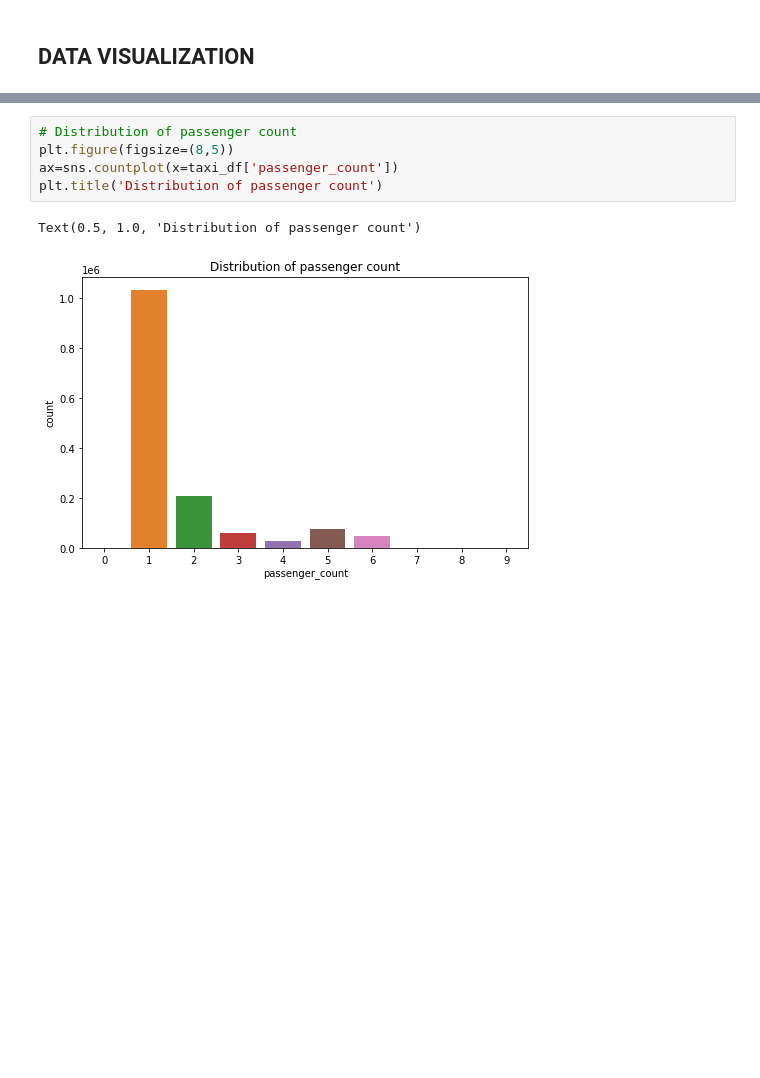
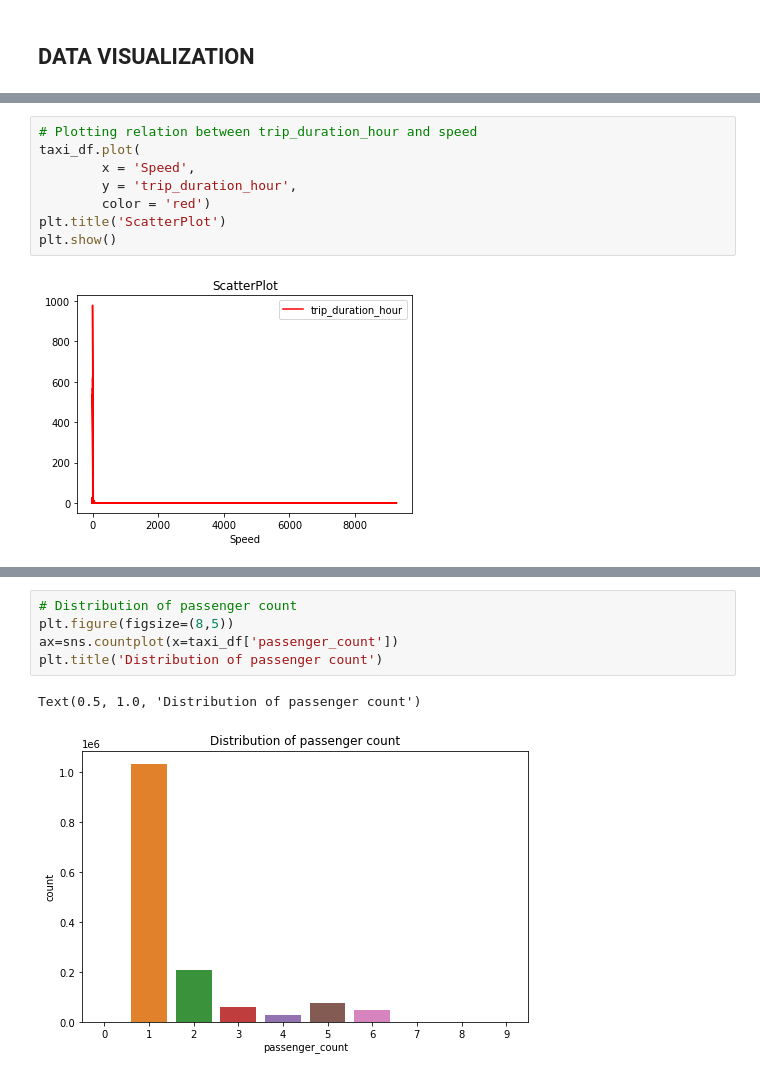
Before and after one commit to Jahnavi-Jaolekar/NYC-Taxi-time-prediction, a Jupyter notebook: NYC_taxi_trip_time_prediction.ipynb, the cells around one changed output, grey strips where cells are left out. Drawn from its saved outputs; the diff is of its cells as text; blank space fills up the shorter version.

```diff
--- a/NYC_taxi_trip_time_prediction.ipynb
+++ b/NYC_taxi_trip_time_prediction.ipynb
@@ -88,0 +252,10 @@ sns.countplot(x='vendor_id',data=taxi_df)
+# %%
+# Plotting relation between trip_duration_hour and speed
+taxi_df.plot(
+        x = 'Speed',
+        y = 'trip_duration_hour',
+        color = 'red')
+plt.title('ScatterPlot')
+plt.show()
+# %% [output]
+[figure, added]
```
Also changed, not shown: parts of 108 cells of this notebook.
